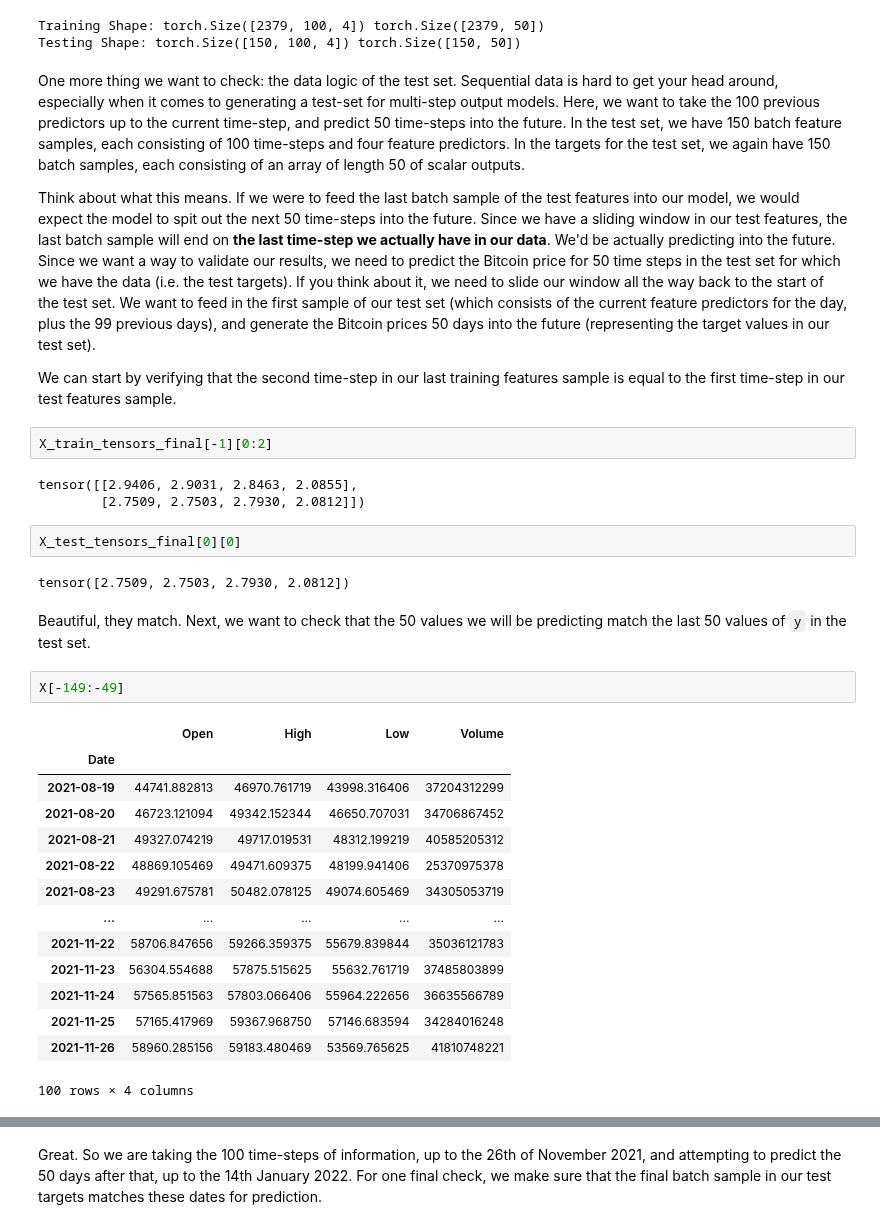
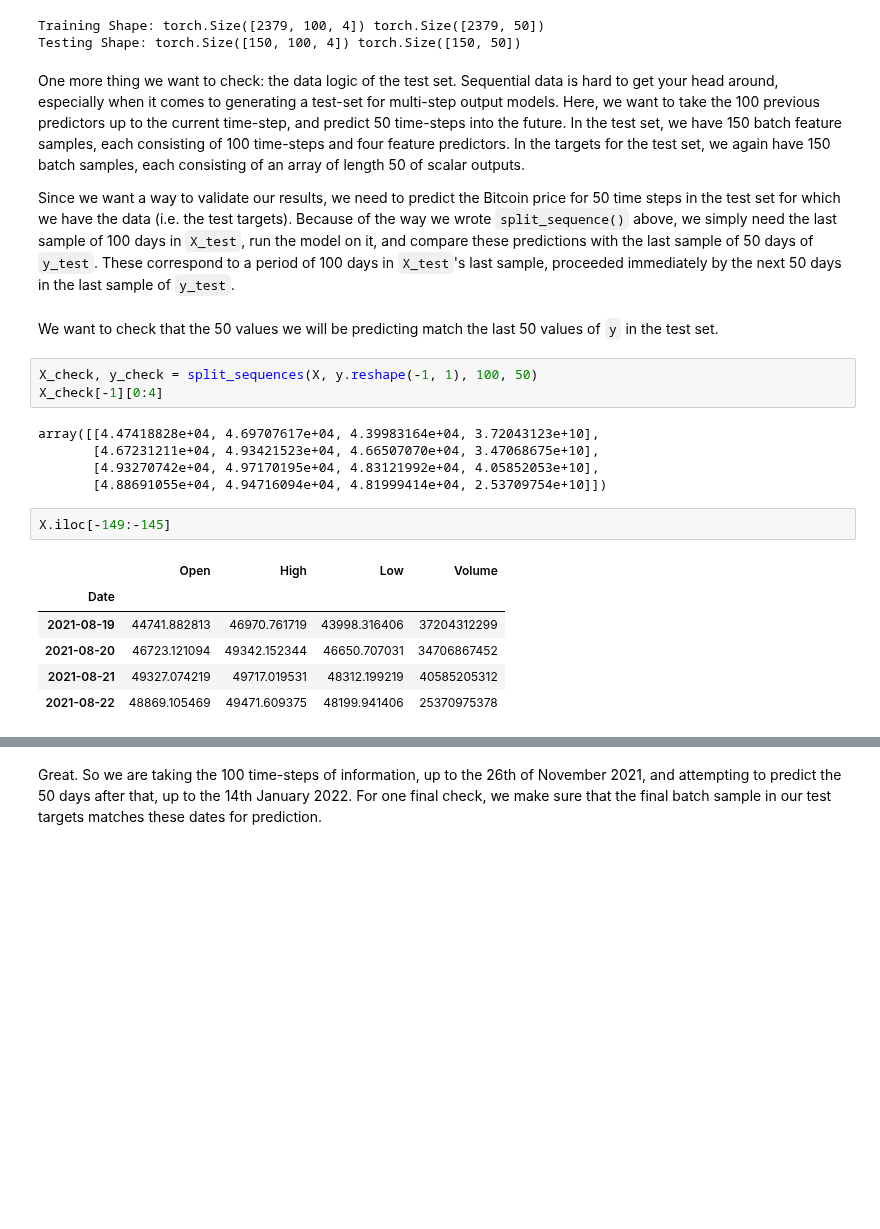
Before and after one commit to charlieoneill11/charlieoneill, a Jupyter notebook: _notebooks/2022-01-14-lstm2.ipynb, the cells around one changed output, grey strips where cells are left out. Drawn from its saved outputs; the diff is of its cells as text; blank space fills up the shorter version.

```diff
--- a/_notebooks/2022-01-14-lstm2.ipynb
+++ b/_notebooks/2022-01-14-lstm2.ipynb
@@ -187,34 +182,23 @@ Testing Shape: torch.Size([150, 100, 4]) torch.Size([150, 50])
 # %% [markdown]
 One more thing we want to check: the data logic of the test set. Sequential data is hard to get your head around, especially when it comes to generating a test-set for multi-step output models. Here, we want to take the 100 previous predictors up to the current time-step, and predict 50 time-steps into the future. In the test set, we have 150 batch feature samples, each consisting of 100 time-steps and four feature predictors. In the targets for the test set, we again have 150 batch samples, each consisting of an array of length 50 of scalar outputs.
 
-Think about what this means. If we were to feed the last batch sample of the test features into our model, we would expect the model to spit out the next 50 time-steps into the future. Since we have a sliding window in our test features, the last batch sample will end on __the last time-step we actually have in our data__. We'd be actually predicting into the future. Since we want a way to validate our results, we need to predict the Bitcoin price for 50 time steps in the test set for which we have the data (i.e. the test targets). If you think about it, we need to slide our window all the way back to the start of the test set. We want to feed in the first sample of our test set (which consists of the current feature predictors for the day, plus the 99 previous days), and generate the Bitcoin prices 50 days into the future (representing the target values in our test set).
-
-We can start by verifying that the second time-step in our last training features sample is equal to the first time-step in our test features sample.
+Since we want a way to validate our results, we need to predict the Bitcoin price for 50 time steps in the test set for which we have the data (i.e. the test targets). Because of the way we wrote `split_sequence()` above, we simply need the last sample of 100 days in `X_test`, run the model on it, and compare these predictions with the last sample of 50 days of `y_test`. These correspond to a period of 100 days in `X_test`'s last sample, proceeded immediately by the next 50 days in the last sample of `y_test`.
-# %%
-X_train_tensors_final[-1][0:2]
-# %% [output]
-tensor([[2.9406, 2.9031, 2.8463, 2.0855],
-        [2.7509, 2.7503, 2.7930, 2.0812]])
-# %%
-X_test_tensors_final[0][0]
-# %% [output]
-tensor([2.7509, 2.7503, 2.7930, 2.0812])
 # %% [markdown]
-Beautiful, they match. Next, we want to check that the 50 values we will be predicting match the last 50 values of `y` in the test set.
+We want to check that the 50 values we will be predicting match the last 50 values of `y` in the test set.
+# %%
+X_check, y_check = split_sequences(X, y.reshape(-1, 1), 100, 50)
+X_check[-1][0:4]
+# %% [output]
+array([[4.47418828e+04, 4.69707617e+04, 4.39983164e+04, 3.72043123e+10],
+       [4.67231211e+04, 4.93421523e+04, 4.66507070e+04, 3.47068675e+10],
+       [4.93270742e+04, 4.97170195e+04, 4.83121992e+04, 4.05852053e+10],
+       [4.88691055e+04, 4.94716094e+04, 4.81999414e+04, 2.53709754e+10]])
 # %%
-X[-149:-49]
+X.iloc[-149:-145]
 # %% [output]
 |  | Open | High | Low | Volume |
 | Date |  |  |  |  |
 | 2021-08-19 | 44741.882813 | 46970.761719 | 43998.316406 | 37204312299 |
 | 2021-08-20 | 46723.121094 | 49342.152344 | 46650.707031 | 34706867452 |
 | 2021-08-21 | 49327.074219 | 49717.019531 | 48312.199219 | 40585205312 |
 | 2021-08-22 | 48869.105469 | 49471.609375 | 48199.941406 | 25370975378 |
-| 2021-08-23 | 49291.675781 | 50482.078125 | 49074.605469 | 34305053719 |
-| ... | ... | ... | ... | ... |
-| 2021-11-22 | 58706.847656 | 59266.359375 | 55679.839844 | 35036121783 |
-| 2021-11-23 | 56304.554688 | 57875.515625 | 55632.761719 | 37485803899 |
-| 2021-11-24 | 57565.851563 | 57803.066406 | 55964.222656 | 36635566789 |
-| 2021-11-25 | 57165.417969 | 59367.968750 | 57146.683594 | 34284016248 |
-| 2021-11-26 | 58960.285156 | 59183.480469 | 53569.765625 | 41810748221 |
-100 rows × 4 columns
```
Also changed, not shown: parts of 7 cells of this notebook.
